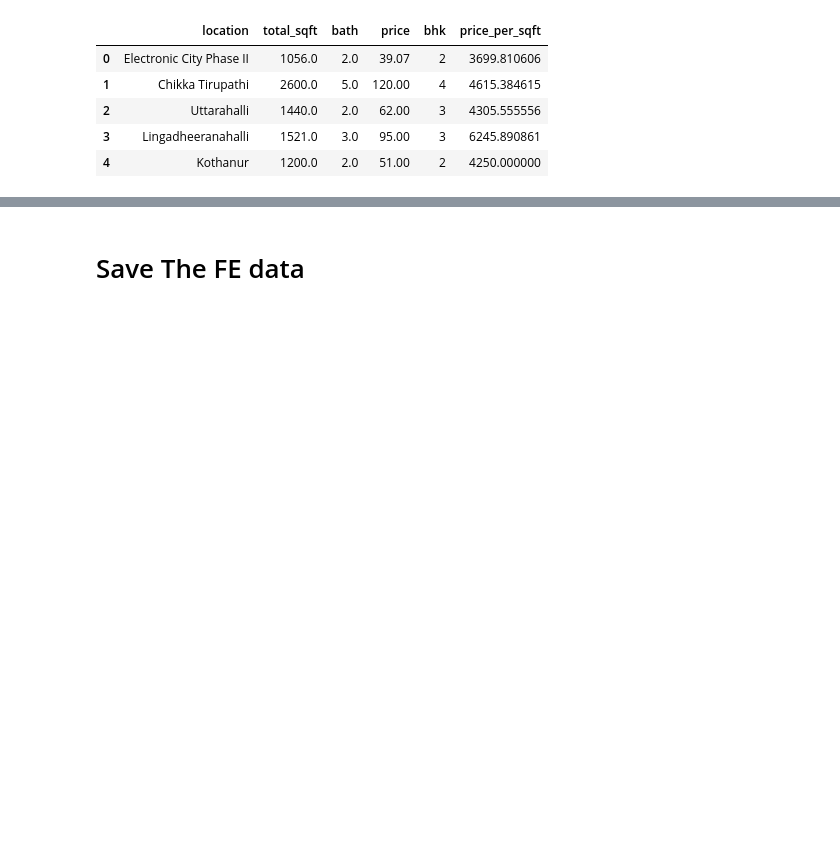
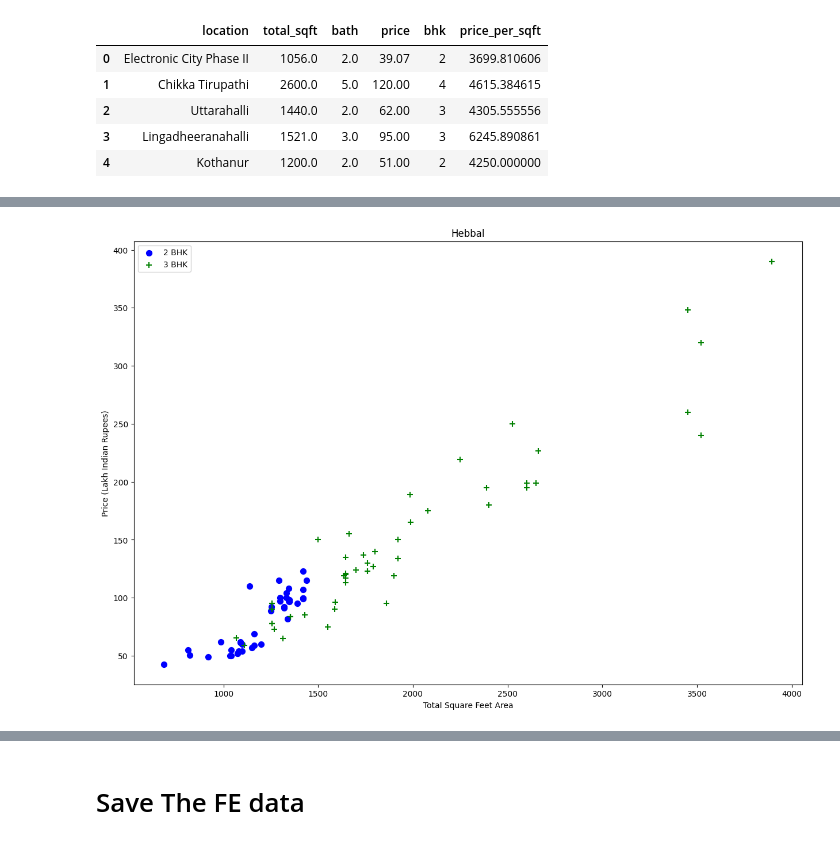
Before and after one commit to Rasel1435/House-Price-Prediction-of-Real-Estate-Company, a Jupyter notebook: notebooks/d_feature_engineering.ipynb, the cells around one changed output, grey strips where cells are left out. Cells and saved outputs as stored; diff of their text form; code cells hidden in the pictures; blank space fills up the shorter version.

```diff
--- a/notebooks/d_feature_engineering.ipynb
+++ b/notebooks/d_feature_engineering.ipynb
@@ -121,0 +170,4 @@ df.head()
+# %%
+plot_scatter_chart(df,"Hebbal")
+# %% [output]
+[figure, added]
```
Also changed, not shown: parts of 28 cells of this notebook.
